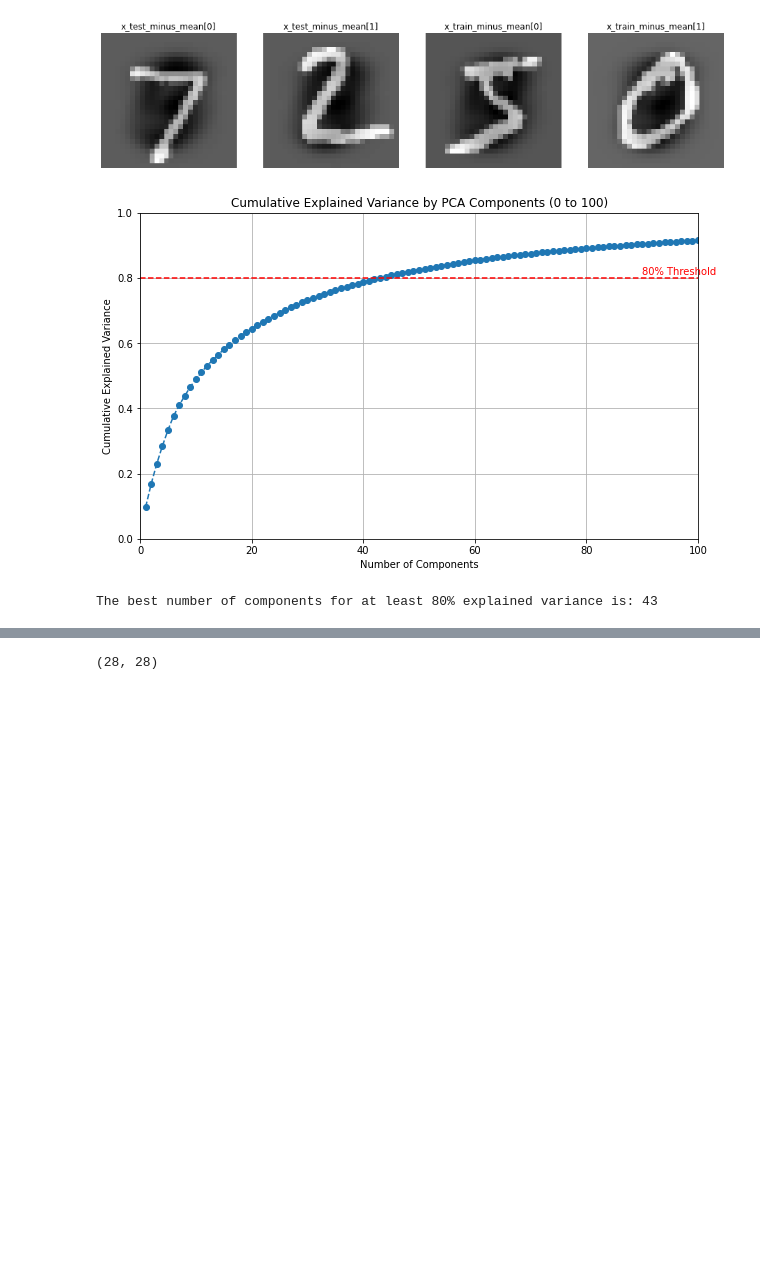
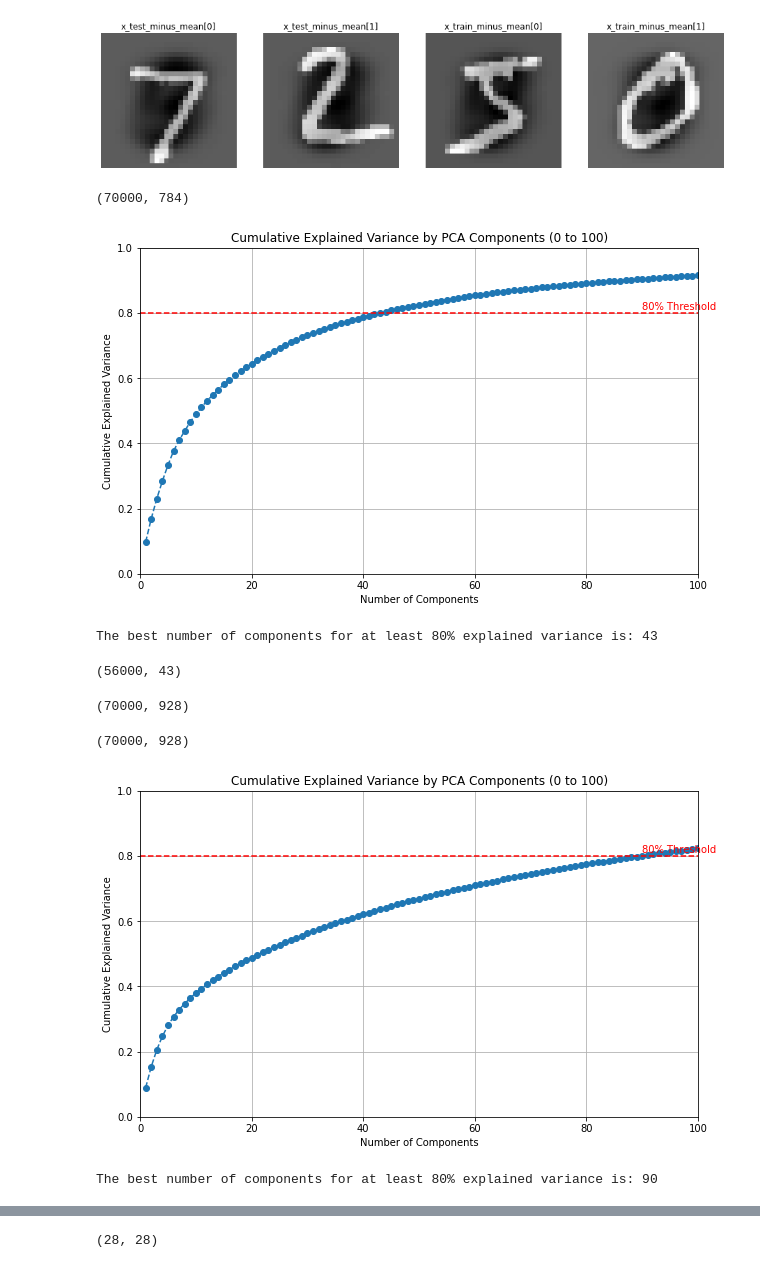
Before and after one commit to Benyamin-Asadi/decision-tree-svm, a Jupyter notebook: P2.ipynb, the cells around one changed output, grey strips where cells are left out. Saved outputs shown, nothing was run; the diff lists cells and outputs as text; code cells hidden in the pictures; blank space fills up the shorter version.

```diff
--- a/P2.ipynb
+++ b/P2.ipynb
@@ -389,6 +389,7 @@ plt.show()
 [figure]
 # %%
 reshaped_images = centered_images.reshape(centered_images.shape[0], -1)
+print(reshaped_images.shape)
 
 # Perform PCA with a maximum of 100 components
 max_components = 100
@@ -416,10 +417,11 @@ best_n_components = np.argmax(cumulative_variance >= 0.80) + 1  # +1 because ind
 
 print(f"The best number of components for at least 80% explained variance is: {best_n_components}")
 # %% [output]
+(70000, 784)
 [figure]
-The best number of components for at least 80% explained variance is: 43
+The best number of components for at least 80% explained variance is: 43
 # %%
-reshaped_images = x_combined.reshape(x_combined.shape[0], -1)
+reshaped_images = centered_images.reshape(centered_images.shape[0], -1)
 # print(reshaped_images.shape)
 
 # Standardize the data
@@ -433,6 +435,7 @@ pca.fit(reshaped_images)
 
 # Transform the data to the new PCA space
 pca_transformed = pca.transform(reshaped_images)
+x_pca_centered_train ,x_pca_centered_test, y_pca_centered_train, y_pca_centered_test = train_test_split(pca_transformed, y_combined, test_size=0.2, random_state=42)
 
 # # Print explained variance for each component
 # explained_variance = pca.explained_variance_ratio_
@@ -462,3 +465,44 @@ pca_transformed = pca.transform(reshaped_images)
 # plt.ylabel('Principal Component 2')
 # plt.grid()
 # plt.show()
+print(x_pca_centered_train.shape)
+# %% [output]
+(56000, 43)
+# %%
+HOG_sobel_total = np.concatenate((HOG_sobel_train, HOG_sobel_test))
+print(HOG_sobel_total.shape)
+# %% [output]
+(70000, 928)
+# %%
+reshaped_images = HOG_sobel_total
+print(reshaped_images.shape)
+
+# Perform PCA with a maximum of 100 components
+max_components = 100
+pca2 = PCA(n_components=max_components)
+pca2.fit(reshaped_images)
+
+# Calculate cumulative explained variance
+cumulative_variance = np.cumsum(pca2.explained_variance_ratio_)
+
+# Plotting the cumulative explained variance
+plt.figure(figsize=(10, 6))
+plt.plot(range(1, max_components + 1), cumulative_variance, marker='o', linestyle='--')
+plt.title('Cumulative Explained Variance by PCA Components (0 to 100)')
+plt.xlabel('Number of Components')
+plt.ylabel('Cumulative Explained Variance')
+plt.grid()
+plt.xlim(0, max_components)
+plt.ylim(0, 1)
+plt.axhline(y=0.80, color='r', linestyle='--')  # Threshold at 80%
+plt.text(max_components - 10, 0.81, '80% Threshold', color='red')
+plt.show()
+
+# Find the best number of components for at least 80% explained variance
+best_n_components2 = np.argmax(cumulative_variance >= 0.80) + 1  # +1 because index starts at 0
+
+print(f"The best number of components for at least 80% explained variance is: {best_n_components2}")
+# %% [output]
+(70000, 928)
+[figure, added]
+The best number of components for at least 80% explained variance is: 90
```
Also changed, not shown: parts of 2 cells of this notebook.
